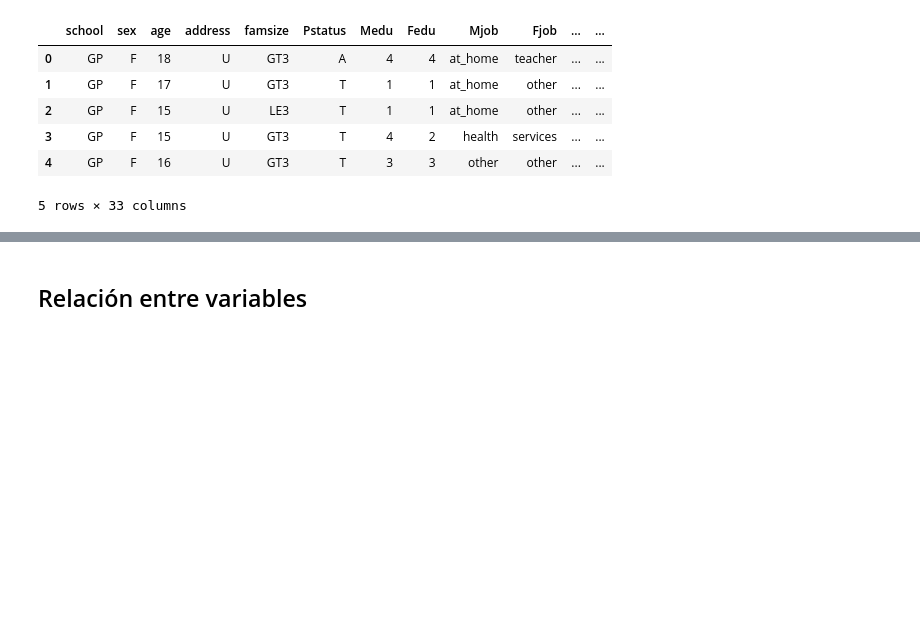
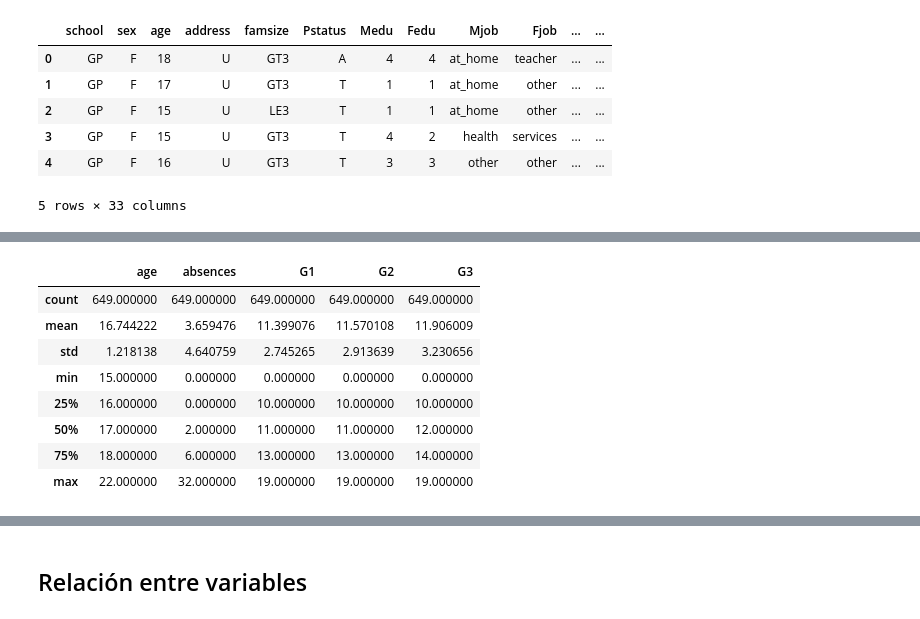
Before and after one commit to elianpinzas/adb_actividad_individual_2, a Jupyter notebook: actividad_individual_2.ipynb, the cells around one changed output, grey strips where cells are left out. Cells and saved outputs as stored; diff of their text form; code cells hidden in the pictures; blank space fills up the shorter version.

```diff
--- a/actividad_individual_2.ipynb
+++ b/actividad_individual_2.ipynb
@@ -98,0 +104,41 @@ memory usage: 269.3 KB
+# %%
+# Asignación de datos a las variables
+dtype_map = {
+    'school' : 'category',
+    'sex' : 'category',
+    'age' : 'float64',
+    'address' : 'category',
+    'famsize' : 'category',
+    'Pstatus' : 'category',
+    'Medu' : CategoricalDtype(categories=[0, 1, 2, 3, 4], ordered=True),
+    'Fedu' : CategoricalDtype(categories=[0, 1, 2, 3, 4], ordered=True),
+    'Mjob' : 'category',
+    'Fjob' : 'category',
+    'reason' : 'category',
+    'guardian' : 'category',
+    'traveltime' : CategoricalDtype(categories=[1, 2, 3, 4], ordered=True),
+    'studytime' : CategoricalDtype(categories=[1, 2, 3, 4], ordered=True),
+    'failures' : CategoricalDtype(categories=[0, 1, 2, 3, 4], ordered=True),
+    'schoolsup' : 'category',
+    'famsup' : 'category',
+    'paid' : 'category',
+    'activities' : 'category',
+    'nursery' : 'category',
+    'higher' : 'category',
+    'internet' : 'category',
+    'romantic' : 'category',
+    'famrel' : CategoricalDtype(categories=[1, 2, 3, 4, 5], ordered=True),
+    'freetime' : CategoricalDtype(categories=[1, 2, 3, 4, 5], ordered=True),
+    'goout' : CategoricalDtype(categories=[1, 2, 3, 4, 5], ordered=True),
+    'Dalc' : CategoricalDtype(categories=[1, 2, 3, 4, 5], ordered=True),
+    'Walc' : CategoricalDtype(categories=[1, 2, 3, 4, 5], ordered=True),
+    'health' : CategoricalDtype(categories=[1, 2, 3, 4, 5], ordered=True),
+    'absences' : 'float64',
+    'G1' : 'float64',
+    'G2' : 'float64',
+    'G3' : 'float64',
+}
+
+df = df.astype(dtype_map)
+
+df.dtypes
@@ -98,0 +163,12 @@ memory usage: 269.3 KB
+# %%
+df.describe()
+# %% [output]
+|  | age | absences | G1 | G2 | G3 |
+| count | 649.000000 | 649.000000 | 649.000000 | 649.000000 | 649.000000 |
+| mean | 16.744222 | 3.659476 | 11.399076 | 11.570108 | 11.906009 |
+| std | 1.218138 | 4.640759 | 2.745265 | 2.913639 | 3.230656 |
+| min | 15.000000 | 0.000000 | 0.000000 | 0.000000 | 0.000000 |
+| 25% | 16.000000 | 0.000000 | 10.000000 | 10.000000 | 10.000000 |
+| 50% | 17.000000 | 2.000000 | 11.000000 | 11.000000 | 12.000000 |
+| 75% | 18.000000 | 6.000000 | 13.000000 | 13.000000 | 14.000000 |
+| max | 22.000000 | 32.000000 | 19.000000 | 19.000000 | 19.000000 |
```
Also changed, not shown: parts of 12 cells of this notebook.
